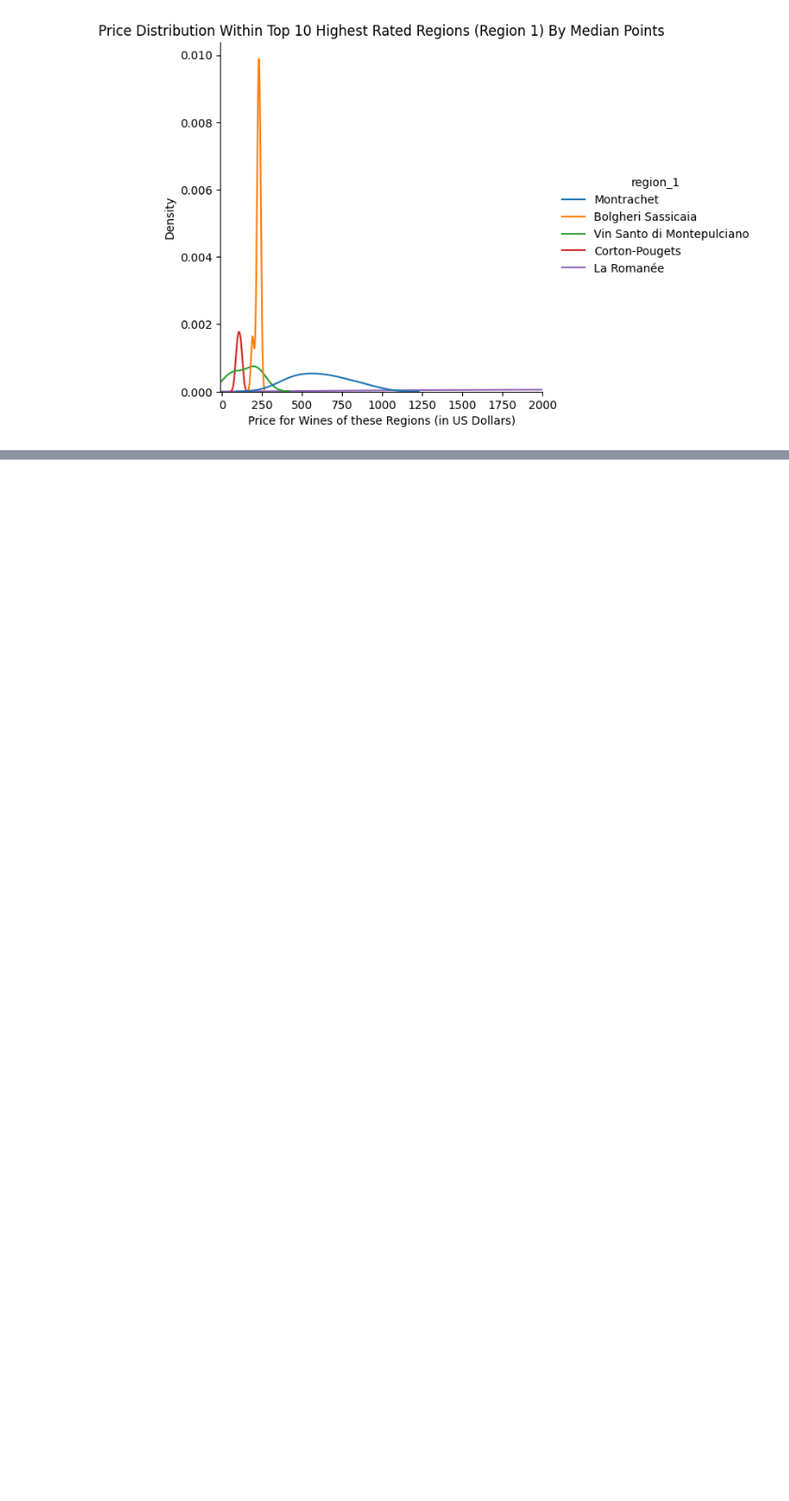
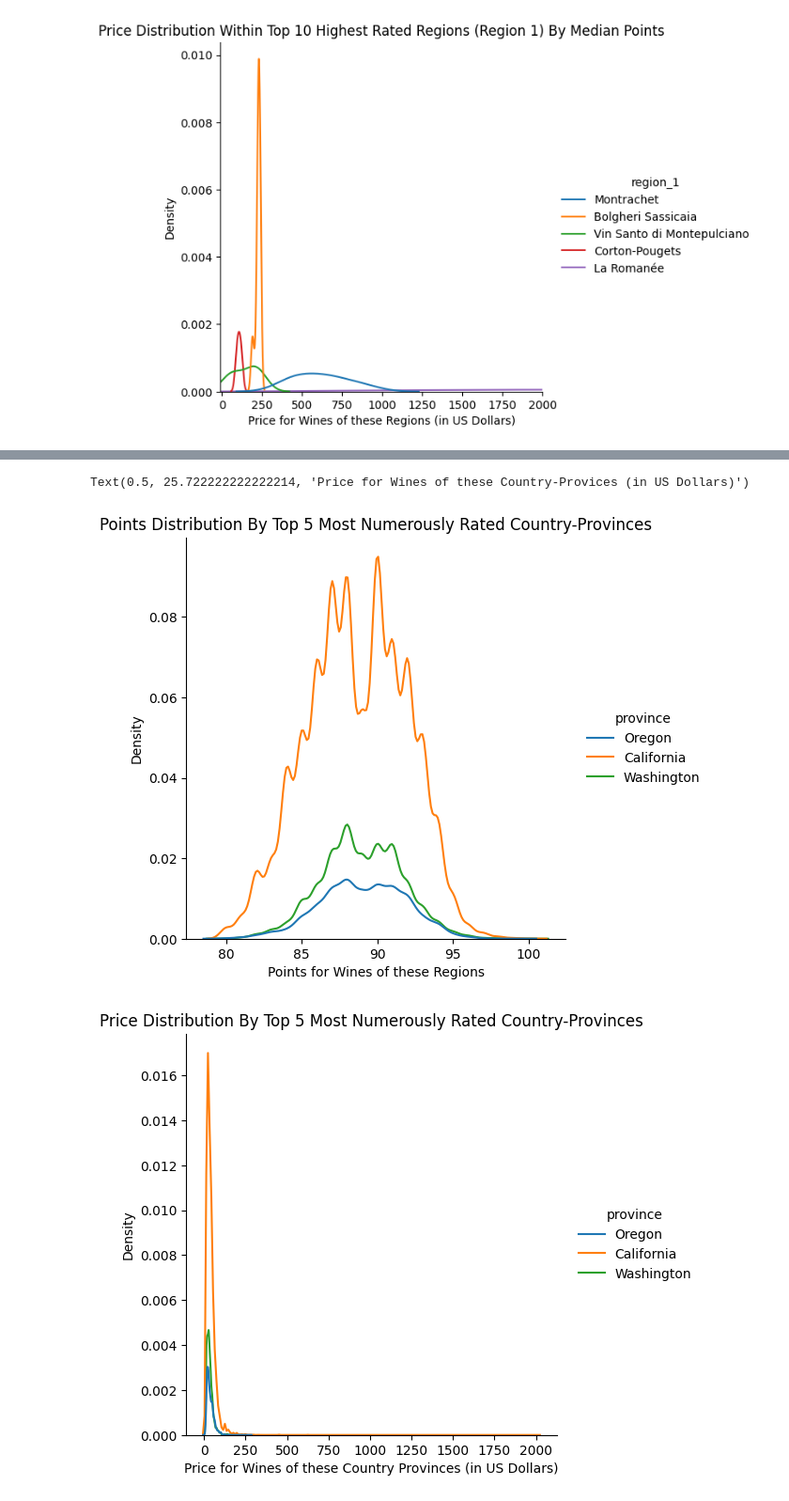
Before and after one commit to mreswick/ece143-final-proj-wine, a Jupyter notebook: price_testing_cont.ipynb, the cells around one changed output, grey strips where cells are left out. Shown at 94% size. Saved outputs shown, nothing was run; the diff lists cells and outputs as text; code cells hidden in the pictures; blank space fills up the shorter version.

Commit message:
misha price testing

```diff
--- a/price_testing_cont.ipynb
+++ b/price_testing_cont.ipynb
@@ -237,0 +340,37 @@ russ_df.to_sql('russ_df_nonnull', con, if_exists='replace')
+# %%
+#plot distributions for most numerous 5 countries
+col_group_by = ['country', 'province']
+common_stat.get_basic_stats_of_col1_grouped_by_cols(cur, con, col_name='price', cols_to_group_by=['country', 'province'])
+common_stat.get_basic_stats_of_col1_grouped_by_cols(cur, con, col_name='points', cols_to_group_by=['country', 'province'])
+
+tablename_to_measure_by_points = f'points_basic_stats_grouped_by_country_province'
+tablename_to_measure_by_price = f'price_basic_stats_grouped_by_country_province'
+wine_table_us = wine_table[wine_table['country'] == 'US']
+# count points
+wine_table_top5points_winery = db_op.filter_top_n(cur, con, col_group_by, 'count', 5, df=wine_table_us, tablename_to_measure_by=tablename_to_measure_by_price)
+sns.displot(wine_table_top5points_winery, x='points', hue='province', kind='kde', )
+plt.title("Points Distribution By Top 5 Most Numerously Rated Country-Provinces")
+plt.xlabel("Points for Wines of these Regions")
+
+# count price
+wine_table_top5points_winery = db_op.filter_top_n(cur, con, col_group_by, 'count', 5, df=wine_table_us, tablename_to_measure_by=tablename_to_measure_by_price)
+sns.displot(wine_table_top5points_winery, x='price', hue='province', kind='kde', )
+plt.title("Price Distribution By Top 5 Most Numerously Rated Country-Provinces")
+plt.xlabel("Price for Wines of these Country Provinces (in US Dollars)")
+
+#plot distributions for most highly rated(by median) 5 countries
+# median points
+wine_table_top5points_winery = db_op.filter_top_n(cur, con, col_group_by, 'median', 10, df=wine_table_us, tablename_to_measure_by=tablename_to_measure_by_points)
+sns.displot(wine_table_top5points_winery, x='points', hue='province', kind='kde', )
+plt.title("Points Distribution Within Top 10 Highest Rated Country-Provinces By Median Points")
+plt.xlabel("Points for Wines of these Regions")
+
+# median price
+wine_table_top5points_winery = db_op.filter_top_n(cur, con, col_group_by, 'median', 10, df=wine_table_us, tablename_to_measure_by=tablename_to_measure_by_points)
+sns.displot(wine_table_top5points_winery, x='price', hue='province', kind='kde', )
+plt.title("Price Distribution Within Top 10 Highest Rated Country-Provinces By Median Points")
+plt.xlabel("Price for Wines of these Country-Provices (in US Dollars)")
+# %% [output]
+Text(0.5, 25.722222222222214, 'Price for Wines of these Country-Provices (in US Dollars)')
+[figure, added]
+[figure, added]
```
Also changed, not shown: parts of 3 cells of this notebook.
